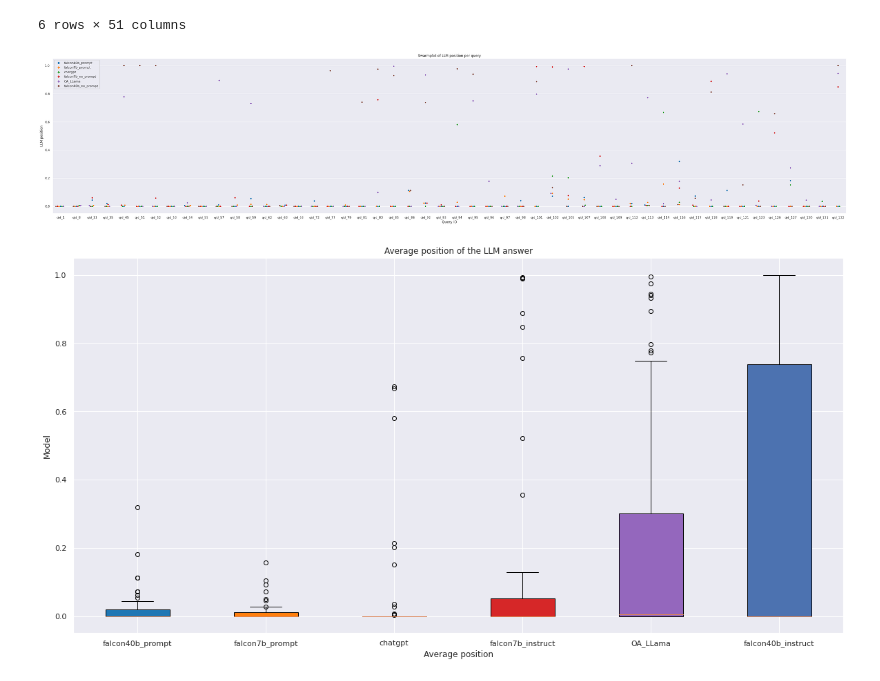
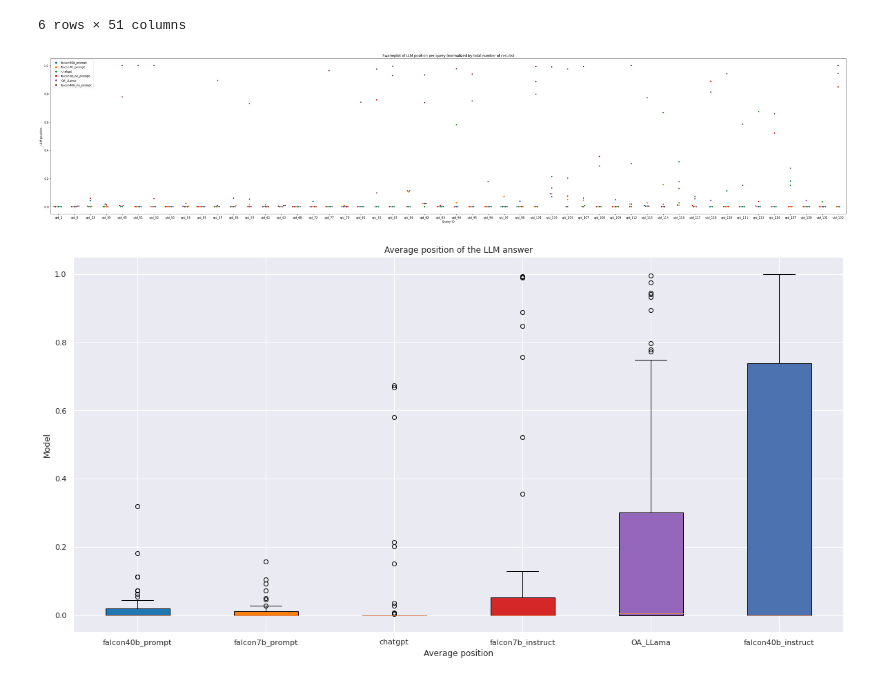
Before and after one commit to JoProbst/ThesisCode, a Jupyter notebook: visualizations/visualize_llm_positions.ipynb, the cells around one changed output. Saved outputs shown, nothing was run; the diff lists cells and outputs as text; code cells hidden in the pictures.

```diff
--- a/visualizations/visualize_llm_positions.ipynb
+++ b/visualizations/visualize_llm_positions.ipynb
@@ -102,32 +122,32 @@ for model_df in model_dfs:
 # %%
 import seaborn as sns
 import matplotlib.pyplot as plt
 import matplotlib.patches as mpatches
 import matplotlib.lines as mlines
 
 plt.figure(figsize=(50,10))
 
 # Create a DataFrame with the data in long format
 data = all_qids_df.melt(var_name='Query ID', value_name='LLM position', id_vars=['model_name'])
 data['color'] = data['model_name'].apply(lambda x: model_color_dict[x])
 # Create a swarmplot with the data, colored by model_name
 sns.swarmplot(x='Query ID', y='LLM position', data=data, palette=model_color_dict.values(), hue='model_name', size=5)
 
 
 # Add legend for max_num_results and model_name
 # black_patch = mlines.Line2D([], [], color='black', marker='x', linestyle='None', markersize=10, label='max_num_results')
 handles, labels = plt.gca().get_legend_handles_labels()
 plt.legend(handles= handles, labels=labels)
 
 x_labels = all_qids_df.columns.to_list()[1:]
 plt.xticks(range(len(x_labels)), x_labels)
-plt.title('Swarmplot of LLM position per query')
+plt.title('Swarmplot of LLM position per query (normalized by total number of results)')
 plt.ylabel('LLM position')
 plt.xlabel('Query ID')
 
 plt.show()
 # %% [output]
-[figure, old version]
+[figure, new version]
 # %%
 box_plot_data = []
 for model_df in model_dfs:
```
Also changed, not shown: parts of 2 cells of this notebook, 16 other files.
